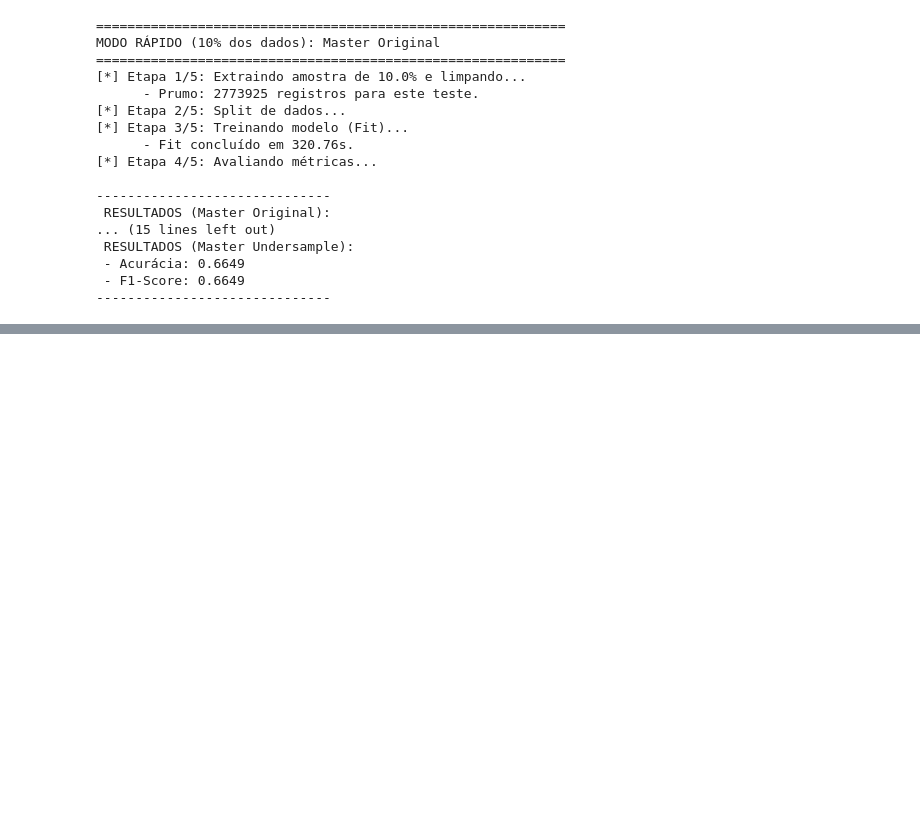
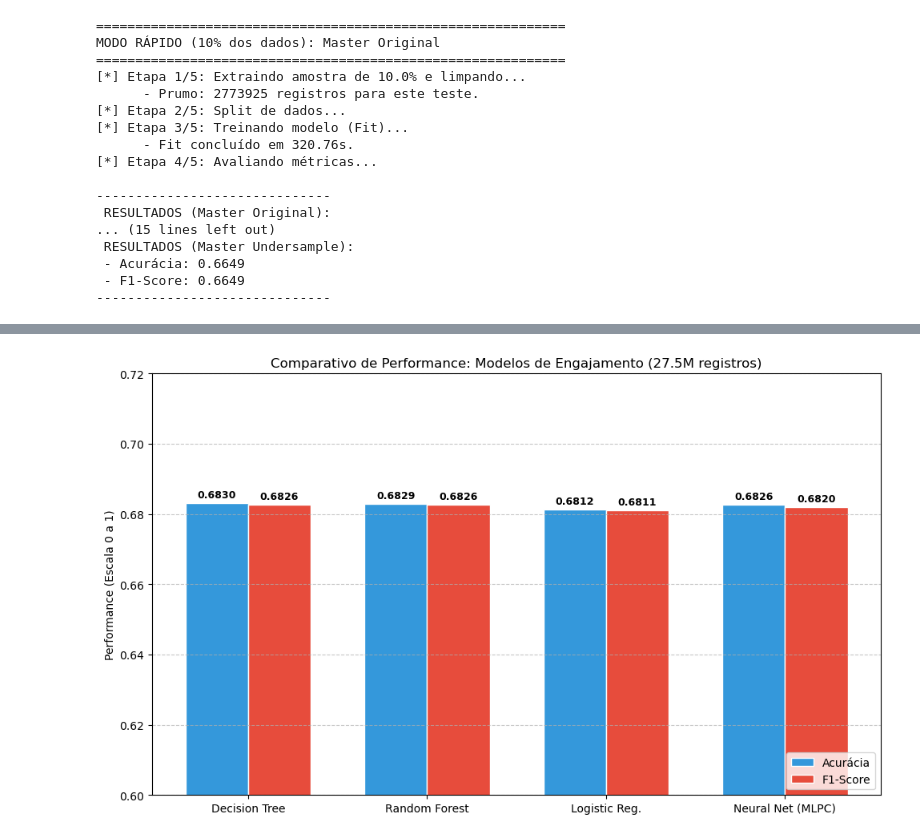
Before and after one commit to GiovanneVieira/AC2---BigData, a Jupyter notebook: pyspark-anime.ipynb, the cells around one changed output, grey strips where cells are left out. Cells and saved outputs as stored; diff of their text form; code cells hidden in the pictures; blank space fills up the shorter version.

Commit message:
Implementações de Logistic Regression, Decision Tree, Random Forest e comparação de resultados obtidos

```diff
--- a/pyspark-anime.ipynb
+++ b/pyspark-anime.ipynb
@@ -1327,0 +2007,51 @@ O teste de "Modo Rápido" (10%) provou ser a melhor estratégia de desenvolvimen
+# %%
+import matplotlib.pyplot as plt
+import numpy as np
+
+# 1. Definição dos dados obtidos nos testes (Dataset Original)
+modelos = ['Decision Tree', 'Random Forest', 'Logistic Reg.', 'Neural Net (MLPC)']
+acuracia = [0.6830, 0.6829, 0.6812, 0.6826]
+f1_score = [0.6826, 0.6826, 0.6811, 0.6820]
+
+# 2. Configuração das posições das barras
+x = np.arange(len(modelos))  # Localização das labels
+width = 0.35                 # Largura das barras
+
+# 3. Criação do gráfico
+fig, ax = plt.subplots(figsize=(10, 6))
+
+rects1 = ax.bar(x - width/2, acuracia, width, label='Acurácia', color='#3498db', edgecolor='white')
+rects2 = ax.bar(x + width/2, f1_score, width, label='F1-Score', color='#e74c3c', edgecolor='white')
+
+# 4. Customização de labels e títulos
+ax.set_ylabel('Performance (Escala 0 a 1)')
+ax.set_title('Comparativo de Performance: Modelos de Engajamento (27.5M registros)')
+ax.set_xticks(x)
+ax.set_xticklabels(modelos)
+ax.legend(loc='lower right')
+
+# Ajuste do limite do eixo Y para destacar as diferenças sutis no topo
+ax.set_ylim(0.60, 0.72)
+
+# 5. Função para adicionar os rótulos de dados sobre as barras
+def autolabel(rects):
+    for rect in rects:
+        height = rect.get_height()
+        ax.annotate(f'{height:.4f}',
+                    xy=(rect.get_x() + rect.get_width() / 2, height),
+                    xytext=(0, 3), # 3 pontos de offset vertical
+                    textcoords="offset points",
+                    ha='center', va='bottom', fontsize=9, fontweight='bold')
+
+autolabel(rects1)
+autolabel(rects2)
+
+# 6. Finalização e salvamento
+plt.grid(axis='y', linestyle='--', alpha=0.7)
+plt.tight_layout()
+
+# Salva o arquivo para uso no relatório
+plt.savefig('comparativo_modelos_final.png', dpi=300)
+plt.show()
+# %% [output]
+[figure, added]
```
Also changed, not shown: parts of 18 cells of this notebook.
